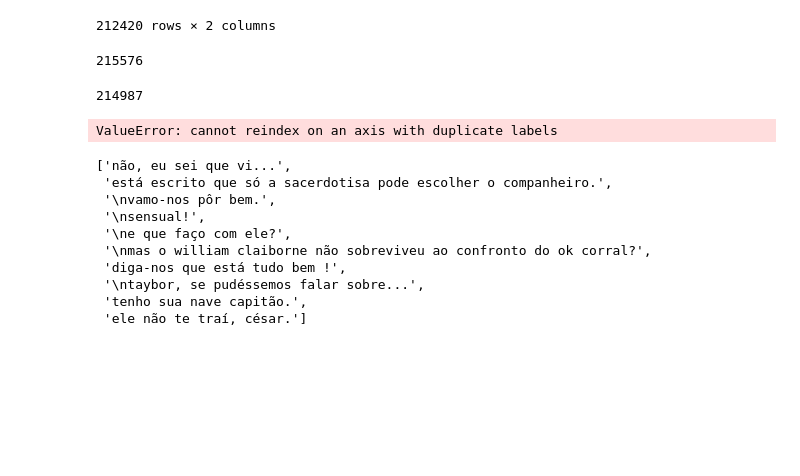
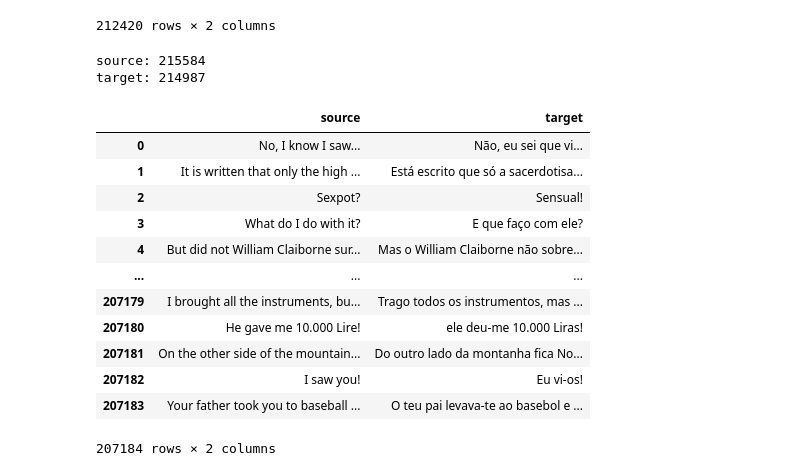
Before and after one commit to hugolpz/WeSpeaxExos, a Jupyter notebook: common/generation/openSubtitlesExerciseGeneration.ipynb, the cells around one changed output. Drawn from its saved outputs; the diff is of its cells as text; code cells hidden in the pictures; blank space fills up the shorter version.

```diff
--- a/common/generation/openSubtitlesExerciseGeneration.ipynb
+++ b/common/generation/openSubtitlesExerciseGeneration.ipynb
@@ -45,34 +47,34 @@ df_small
 | 212418 | Your father took you to baseball ... | O teu pai levava-te ao basebol e ... |
 | 212419 | - ( whistle blows ) - That's two! | Dois! |
 212420 rows × 2 columns
-# %%
-len(df_small["source"].str.split(" - ").explode().to_list())
-# %% [output]
-215576
-# %%
-len(df_small["target"].str.split(" - ").explode().to_list())
-# %% [output]
-214987
-# %%
-# Filter out nonsense in the sentences
-for col in df_small.columns:
-    # Remove the trailing "- " in the sentences but only if they are at the beginning of the sentence
-    df_small[col] = df_small[col].str.replace("^- ", "", regex=True).str.lower()
-    # Separate the sentences that can be split with " - "
-df_small = pd.DataFrame(df_small["source"].str.split(" - ").explode(), df_small["target"].str.split(" - ").explode())
-df_small
-# %% [output]
-ValueError: cannot reindex on an axis with duplicate labels
-# %%
-[s.replace("- ", "\n") for s in df_small.target.to_list()[:10]]
-# %% [output]
-['não, eu sei que vi...',
- 'está escrito que só a sacerdotisa pode escolher o companheiro.',
- '\nvamo-nos pôr bem.',
- '\nsensual!',
- '\ne que faço com ele?',
- '\nmas o william claiborne não sobreviveu ao confronto do ok corral?',
- 'diga-nos que está tudo bem !',
- '\ntaybor, se pudéssemos falar sobre...',
- 'tenho sua nave capitão.',
- 'ele não te traí, césar.']
+# %%
+# Proof that some sentences do not contain the same number of sentences within them in both languages
+print("source: " + str(len(df_small["source"].str.split(" - ").explode().to_list())))
+print("target: " + str(len(df_small["target"].str.split(" - ").explode().to_list())))
+# %% [output]
+source: 215584
+target: 214987
+# %%
+# Explode sentences containing multiple ones inside of them. Remove those who don't have the same number of sentences in both languages
+df_small = df_small[df_small["source"].str.count(" - ") == df_small["target"].str.count(" - ")]
+df_small = pd.DataFrame({
+    'source': df_small["source"].str.split(" - ").explode().to_list(),
+    'target': df_small["target"].str.split(" - ").explode().to_list()
+})
+df_small.source = df_small.source.str.replace("- ", "").str.strip()
+df_small.target = df_small.target.str.replace("- ", "").str.strip()
+df_small
+# %% [output]
+|  | source | target |
+| 0 | No, I know I saw... | Não, eu sei que vi... |
+| 1 | It is written that only the high ... | Está escrito que só a sacerdotisa... |
+| 2 | Sexpot? | Sensual! |
+| 3 | What do I do with it? | E que faço com ele? |
+| 4 | But did not William Claiborne sur... | Mas o William Claiborne não sobre... |
+| ... | ... | ... |
+| 207179 | I brought all the instruments, bu... | Trago todos os instrumentos, mas ... |
+| 207180 | He gave me 10.000 Lire! | ele deu-me 10.000 Liras! |
+| 207181 | On the other side of the mountain... | Do outro lado da montanha fica No... |
+| 207182 | I saw you! | Eu vi-os! |
+| 207183 | Your father took you to baseball ... | O teu pai levava-te ao basebol e ... |
+207184 rows × 2 columns
```
Also changed, not shown: parts of 5 cells of this notebook, 2 other files.
